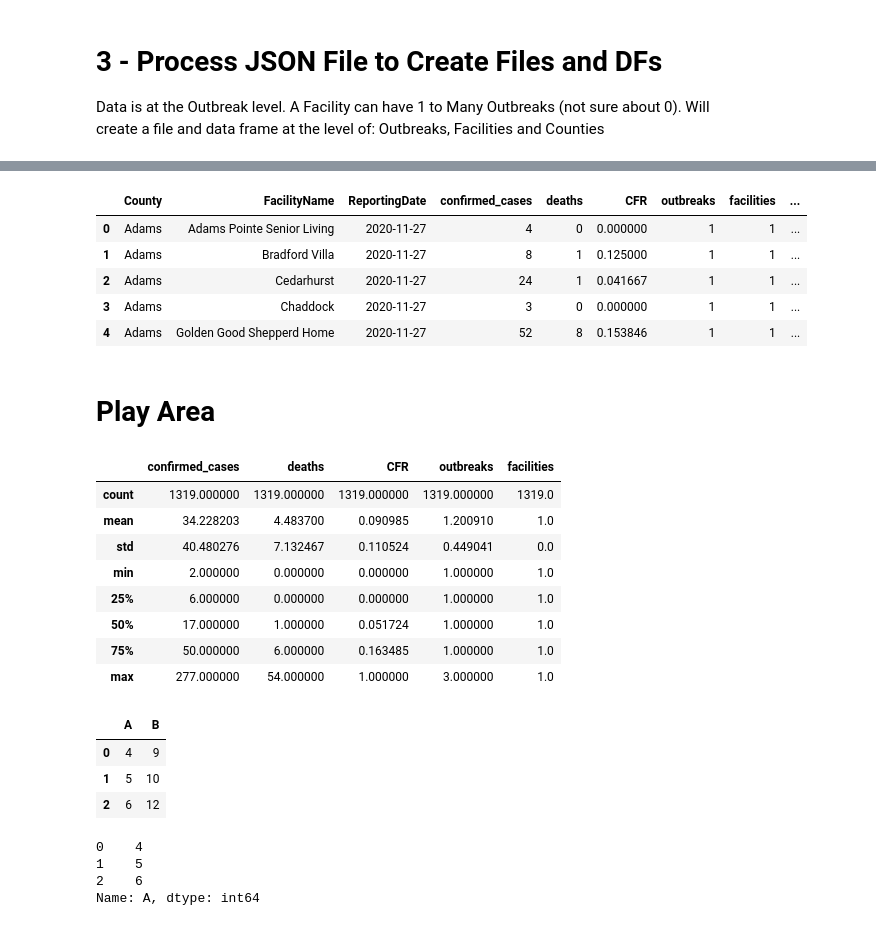
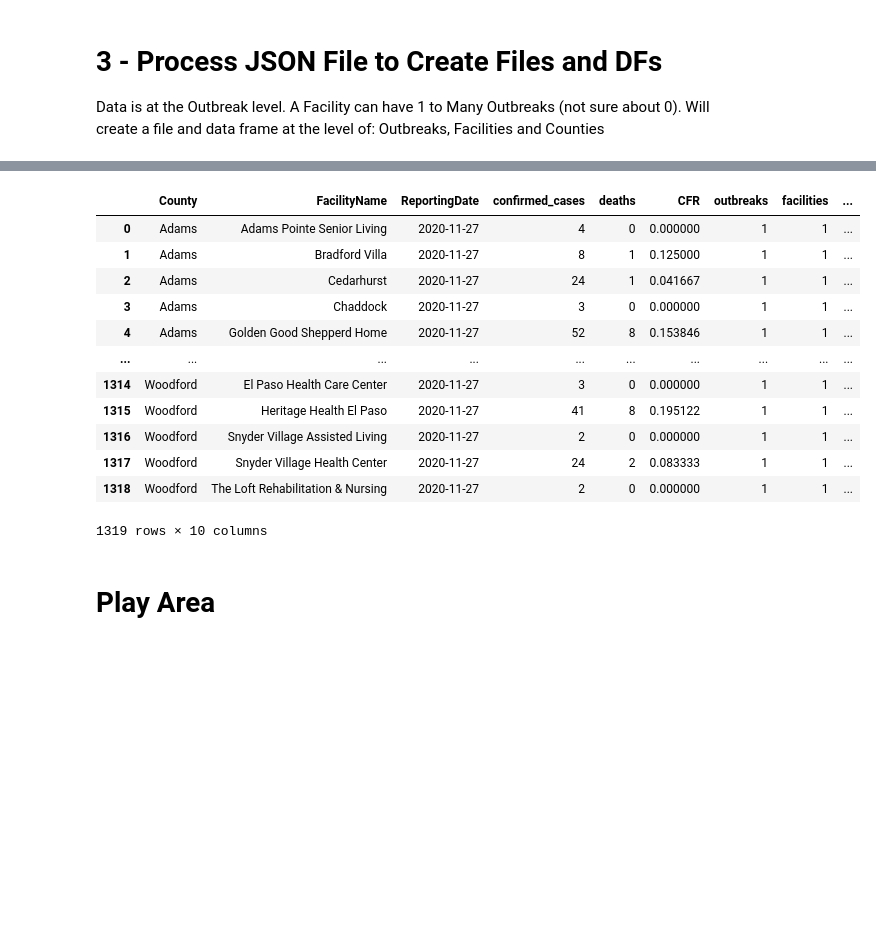
Before and after one commit to JaviThomas/Covid-County-LTC-Analysis, a Jupyter notebook: IL_LTC_Data_Analysis-v11-29.ipynb, the cells around one changed output, grey strips where cells are left out. Cells and saved outputs as stored; diff of their text form; code cells hidden in the pictures; blank space fills up the shorter version.

```diff
--- a/IL_LTC_Data_Analysis-v11-29.ipynb
+++ b/IL_LTC_Data_Analysis-v11-29.ipynb
@@ -14,7 +16,10 @@
 # %%
 import pandas as pd
 import urllib3 as urllib
+import urllib.request as urllib2
 import json
 import glob
 import IPython.display
+
+pd.options.display.max_columns = None
 # %% [markdown]
@@ -195,4 +165,5 @@ def facility2CMSNum (facilityName):
         return "No Match"
 df_facilities.reset_index(inplace=True)
 #facility2CMSNum('Abbington Rehab Nursing Center')
-df_facilities['CMS_ProvNum'] = df_facilities['FacilityName'].apply(lambda x: facility2CMSNum(x))
+df_facilities['county-facName']= df_facilities['County'].str.upper() + '-' + df_facilities['FacilityName'].str.upper()
+df_facilities['CMS_ProvNum'] = df_facilities['county-facName'].apply(lambda x: facility2CMSNum(x))
@@ -199,38 +295,18 @@ df_facilities['CMS_ProvNum'] = df_facilities['FacilityName'].apply(lambda x: fac
 # %%
-df_facilities.head()
+df_facilities
 # %% [output]
 |  | County | FacilityName | ReportingDate | confirmed_cases | deaths | CFR | outbreaks | facilities | ... |
 | 0 | Adams | Adams Pointe Senior Living | 2020-11-27 | 4 | 0 | 0.000000 | 1 | 1 | ... |
 | 1 | Adams | Bradford Villa | 2020-11-27 | 8 | 1 | 0.125000 | 1 | 1 | ... |
 | 2 | Adams | Cedarhurst | 2020-11-27 | 24 | 1 | 0.041667 | 1 | 1 | ... |
 | 3 | Adams | Chaddock | 2020-11-27 | 3 | 0 | 0.000000 | 1 | 1 | ... |
 | 4 | Adams | Golden Good Shepperd Home | 2020-11-27 | 52 | 8 | 0.153846 | 1 | 1 | ... |
+| ... | ... | ... | ... | ... | ... | ... | ... | ... | ... |
+| 1314 | Woodford | El Paso Health Care Center | 2020-11-27 | 3 | 0 | 0.000000 | 1 | 1 | ... |
+| 1315 | Woodford | Heritage Health El Paso | 2020-11-27 | 41 | 8 | 0.195122 | 1 | 1 | ... |
+| 1316 | Woodford | Snyder Village Assisted Living | 2020-11-27 | 2 | 0 | 0.000000 | 1 | 1 | ... |
+| 1317 | Woodford | Snyder Village Health Center | 2020-11-27 | 24 | 2 | 0.083333 | 1 | 1 | ... |
+| 1318 | Woodford | The Loft Rehabilitation & Nursing | 2020-11-27 | 2 | 0 | 0.000000 | 1 | 1 | ... |
+1319 rows × 10 columns
 # %% [markdown]
 # Play Area
-# %%
-df_facilities.describe()
-# %% [output]
-|  | confirmed_cases | deaths | CFR | outbreaks | facilities |
-| count | 1319.000000 | 1319.000000 | 1319.000000 | 1319.000000 | 1319.0 |
-| mean | 34.228203 | 4.483700 | 0.090985 | 1.200910 | 1.0 |
-| std | 40.480276 | 7.132467 | 0.110524 | 0.449041 | 0.0 |
-| min | 2.000000 | 0.000000 | 0.000000 | 1.000000 | 1.0 |
-| 25% | 6.000000 | 0.000000 | 0.000000 | 1.000000 | 1.0 |
-| 50% | 17.000000 | 1.000000 | 0.051724 | 1.000000 | 1.0 |
-| 75% | 50.000000 | 6.000000 | 0.163485 | 1.000000 | 1.0 |
-| max | 277.000000 | 54.000000 | 1.000000 | 3.000000 | 1.0 |
-# %%
-df = pd.DataFrame([[4, 9], [5, 10], [6,12]] , columns=['A', 'B'])
-df
-# %% [output]
-|  | A | B |
-| 0 | 4 | 9 |
-| 1 | 5 | 10 |
-| 2 | 6 | 12 |
-# %%
-df['A']
-# %% [output]
-0    4
-1    5
-2    6
-Name: A, dtype: int64
```
Also changed, not shown: parts of 22 cells of this notebook, 9 other files.
